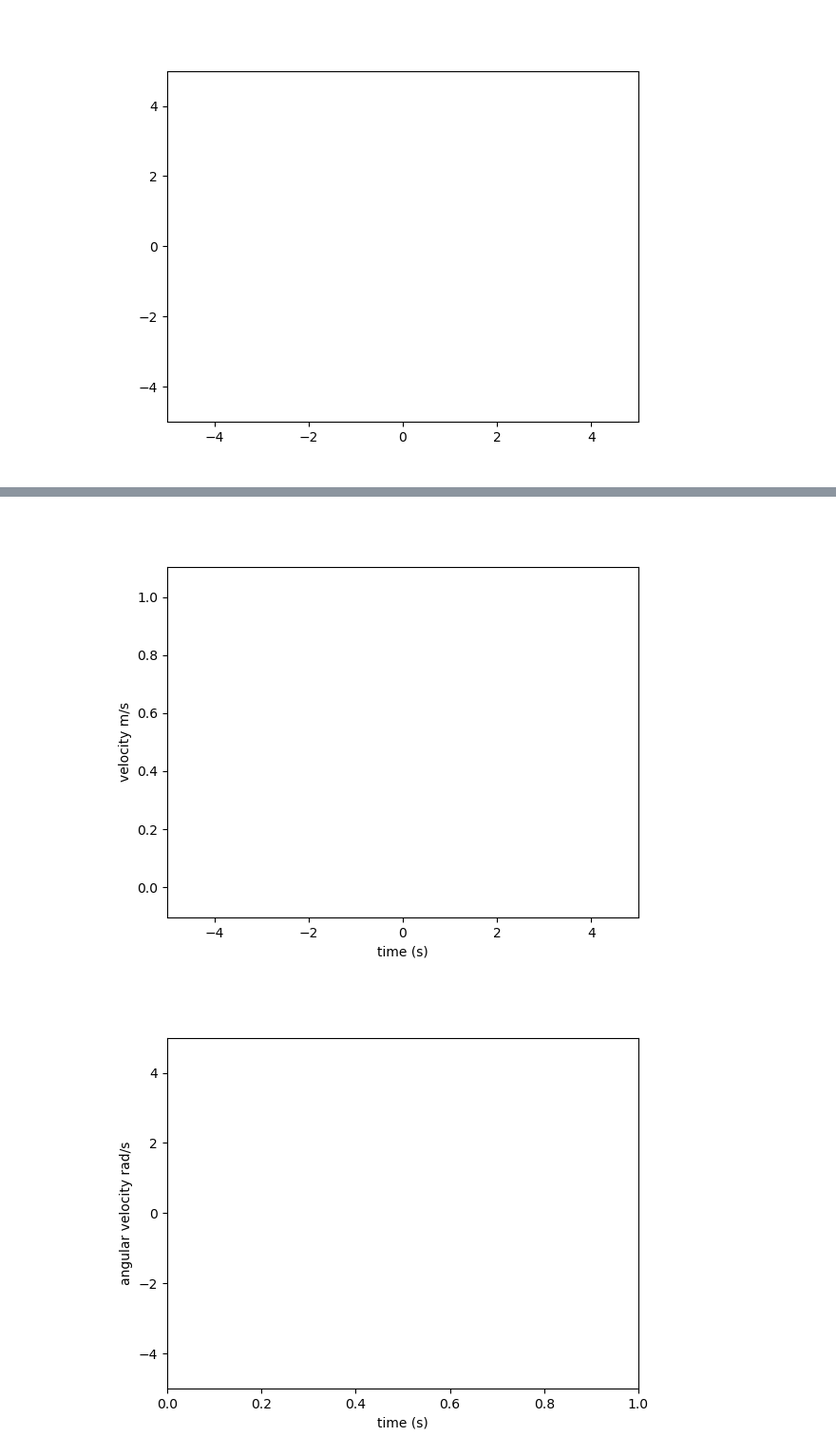
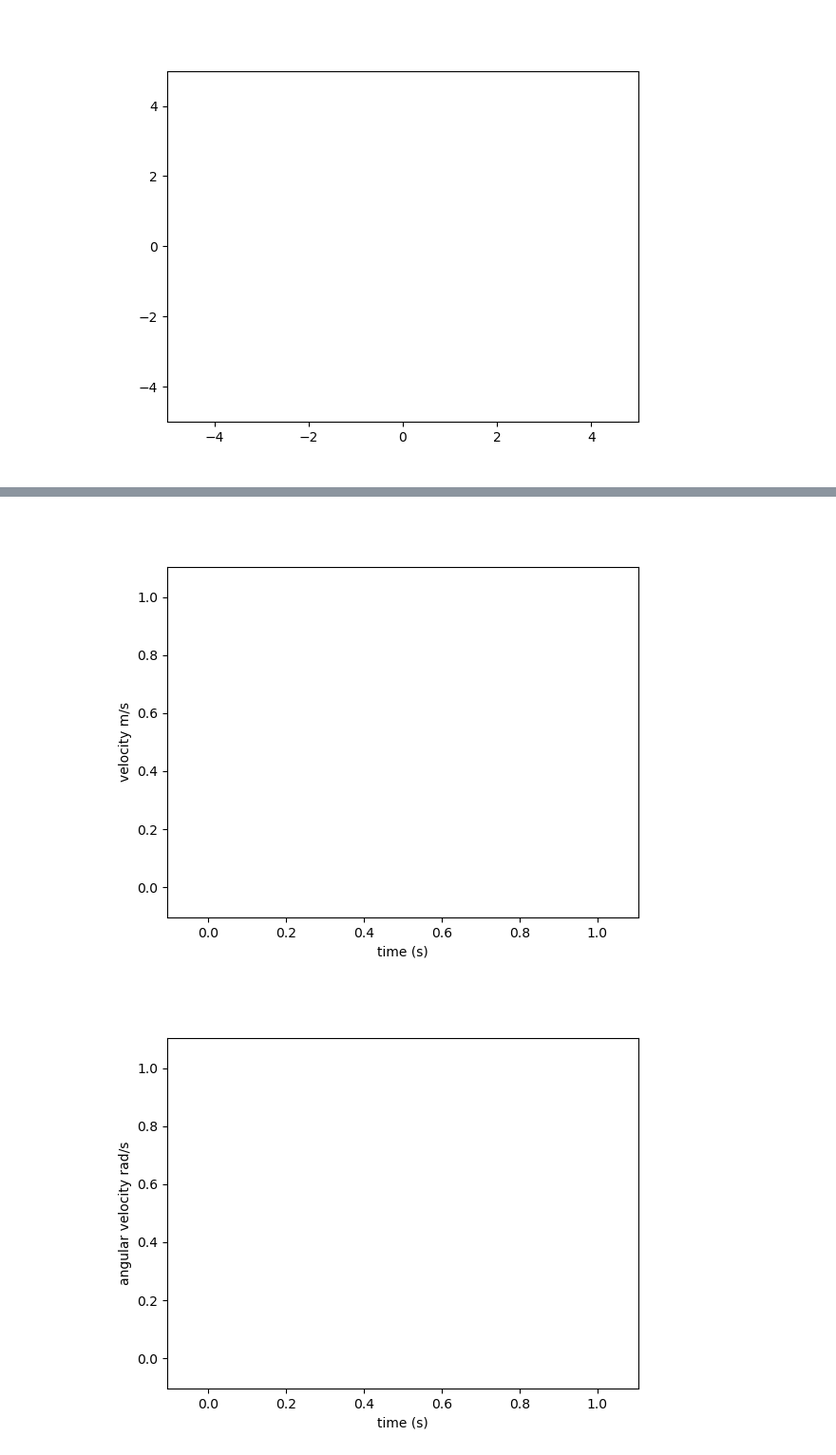
Before and after one commit to Imdimark/ResearchTrack2_ROS1_ROS2, a Jupyter notebook: Assignment2_ui.ipynb, the cells around one changed output, grey strips where cells are left out. Shown at 95% size. Drawn from its saved outputs; the diff is of its cells as text; code cells hidden in the pictures.

```diff
--- a/Assignment2_ui.ipynb
+++ b/Assignment2_ui.ipynb
@@ -15,14 +15,10 @@ The "user interface" node has been replaced by jupyter + matplotlib. Through the
 2. ee
 3. Run all cell of this Jupyter notebook.
 # %%
-
-
 %matplotlib widget
-
 import actionlib
 import actionlib.msg
 import rt2_assignment1.msg
-
 from IPython.display import display
 from ipywidgets import Button, Layout, ButtonStyle, GridBox, VBox, HBox
 import numpy as np
@@ -30,7 +26,7 @@ import matplotlib.pyplot as plt
 import jupyros as jr
 import rospy
 import math
-import timeit
+import time
 from nav_msgs.msg import Odometry
 from matplotlib import animation, rc
 from geometry_msgs.msg import Twist
@@ -39,25 +35,30 @@ from rt2_assignment1.srv import Command
 from rt2_assignment1.msg import PlanningActionResult
 rospy.init_node('user_interface')
 client = actionlib.SimpleActionServer('/reaching_goal', rt2_assignment1.msg.PlanningAction,auto_start=False)
-times = list()
-actual_time = list()
 ui_client = rospy.ServiceProxy('/user_interface', Command)
 pub = rospy.Publisher('cmd_vel', Twist, queue_size=10)
 pub1 = rospy.Publisher('odom', Odometry, queue_size = 10)
+
 odom = Odometry()
 msg = Twist()
-reached = 0
-cancelled = 0
 msg.linear.x = 0
 msg.linear.y = 0
 msg.linear.z = 0
-initial_time = timeit.timeit()
+reached = 0
+cancelled = 0
+#Qui sotto sono inizializzate le liste, utilizzate per costruire i grafi
 ris_odom_ang = list()
 ris_ang = list()
 ris_lin = list()
 ris_odom_lin = list()
 x_data = list()
 y_data = list()
+
+x = 0
+
+times = []
+initial_time = time.perf_counter()
+actual_time = []
 # %%
 print("\nPress 1 to start the robot, 0 to stop the robot ")
 
@@ -260,53 +281,53 @@ Text(0.5, 1.0, 'time required to reach targets')
 # %%
-#a line plot for visualizing cmd_vel vs. actual velocity (for linear and angular velocity)
+#a line plot for visualizing cmd_vel vs. actual velocity (linear)
 fig1, ax1 = plt.subplots()
-ax1.set_xlim(( -5, 5))
-line1, = ax1.plot([], [], 'ro')
-line2, = ax1.plot([], [], 'ro')
+#ax1.set_xlim(( -5, 5))
+line1, = ax1.plot([], [], color='r')
+line2, = ax1.plot([], [], color='b')
 ax1.set_xlabel('time (s)')
 ax1.set_ylabel('velocity m/s')
-###########from cmd vel
-ris_lin.append(math.sqrt((pow(msg.linear.x,2))+ (pow(msg.linear.y,2)))) #calculates the resultant of the velocity
-###########from odom
+
 def init1():
     line1.set_data([], [])
     line2.set_data([], [])
     return (line1, line2)
 
 def animate1(i):
+    global x
     line1.set_data(actual_time, ris_lin)
     line2.set_data(actual_time, ris_odom_lin )
+    ax1.axis([actual_time[0],actual_time[9],-2,2])
+    #ax1.axis (0,200,-3,3)
     return (line1, line2)
 anim1 = animation.FuncAnimation(fig1, animate1, init_func=init1,
                                frames=100, interval=20, blit=True)
 # %% [output]
-[figure, old version]
+[figure, new version]
 # %%
-#a line plot for visualizing cmd_vel vs. actual velocity (for linear and angular velocity)
+#a line plot for visualizing cmd_vel vs. actual velocity (angular)
 fig2, ax2 = plt.subplots()
-ax2.set_ylim((-5, 5))
-line3, = ax1.plot([], [], 'ro')
-line4, = ax1.plot([], [], 'ro')
+#ax2.set_ylim((-5, 5))
+line3, = ax2.plot([], [], color='r')
+line4, = ax2.plot([], [], color='b')
 ax2.set_xlabel('time (s)')
 ax2.set_ylabel('angular velocity rad/s')
 
-
-###########cmdvel
-ris_ang.append(msg.angular.z)
-###########from odom
 
 
 def init2():
     line3.set_data([], [])
     line4.set_data([], [])
     return (line3, line4)
 
 def animate2(i):
+    pippo = 2
     line3.set_data(actual_time, ris_ang )
     line4.set_data(actual_time, ris_odom_ang )
+
+    ax2.axis([actual_time[0],actual_time[9],-2,2])
     return (line3, line4)
 
 anim2 = animation.FuncAnimation(fig2, animate2, init_func=init2,
                                frames=100, interval=20, blit=True)
 # %% [output]
-[figure, old version]
+[figure, new version]
```
Also changed, not shown: parts of 9 cells of this notebook.
